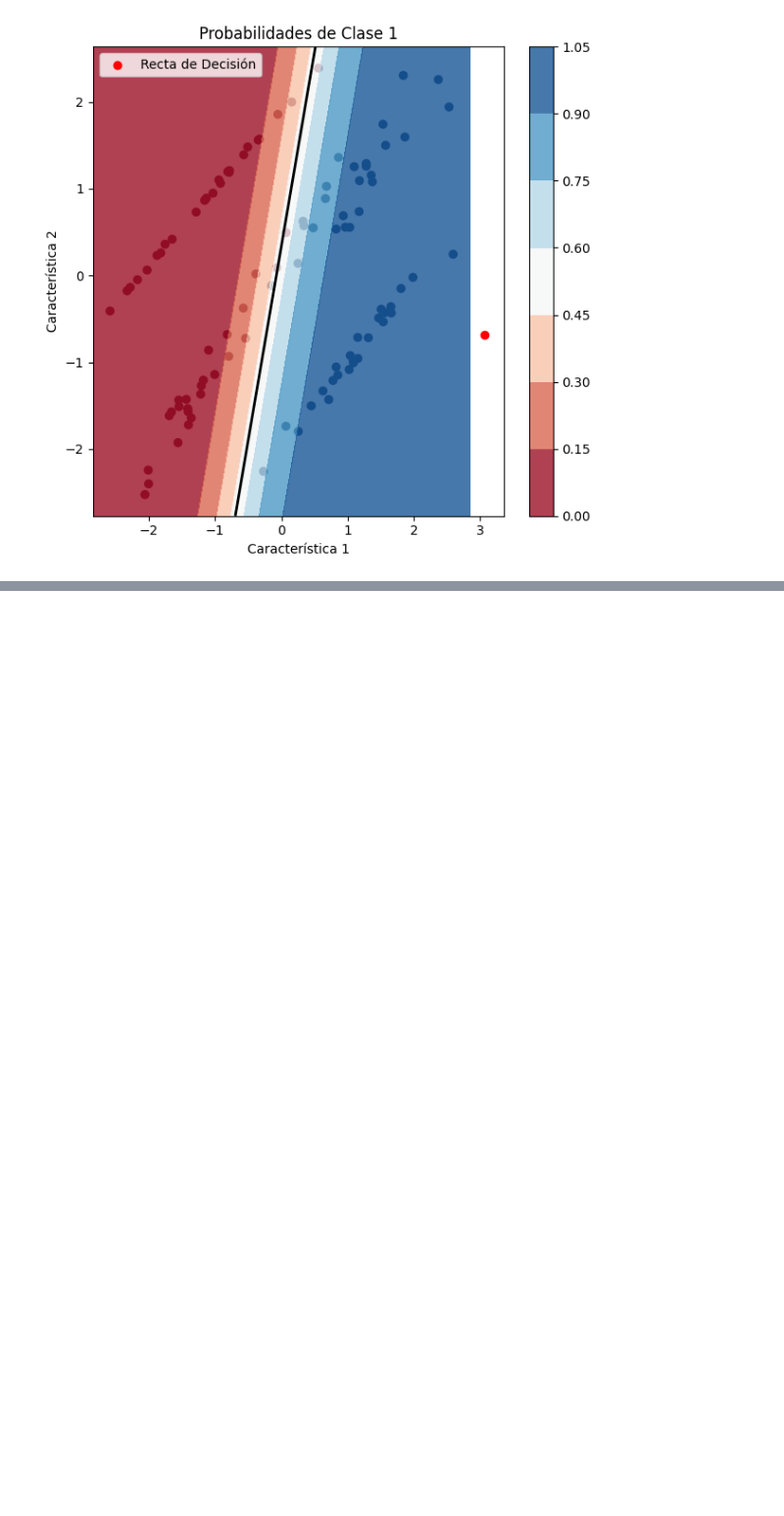
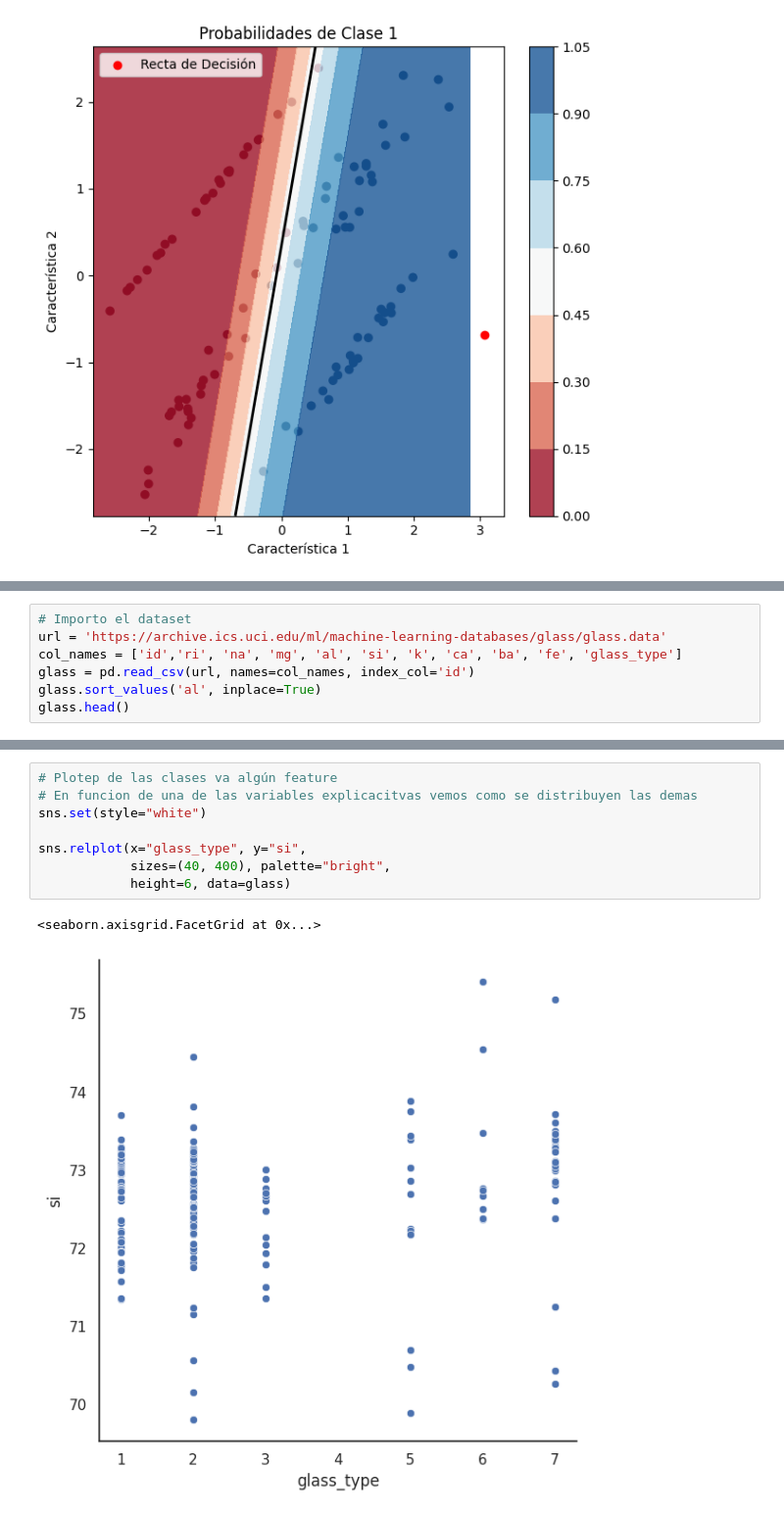
Before and after one commit to itssofiarce/python, a Jupyter notebook: RegresionLogistica.ipynb, the cells around one changed output, grey strips where cells are left out. Shown at 98% size. Drawn from its saved outputs; the diff is of its cells as text; blank space fills up the shorter version.

```diff
--- a/RegresionLogistica.ipynb
+++ b/RegresionLogistica.ipynb
@@ -125,0 +131,7 @@ plt.show()
+# %%
+# Importo el dataset
+url = 'https://archive.ics.uci.edu/ml/machine-learning-databases/glass/glass.data'
+col_names = ['id','ri', 'na', 'mg', 'al', 'si', 'k', 'ca', 'ba', 'fe', 'glass_type']
+glass = pd.read_csv(url, names=col_names, index_col='id')
+glass.sort_values('al', inplace=True)
+glass.head()
@@ -125,0 +166,11 @@ plt.show()
+# %%
+# Plotep de las clases va algún feature
+# En funcion de una de las variables explicacitvas vemos como se distribuyen las demas
+sns.set(style="white")
+
+sns.relplot(x="glass_type", y="si",
+            sizes=(40, 400), palette="bright",
+            height=6, data=glass)
+# %% [output]
+<seaborn.axisgrid.FacetGrid at 0x...>
+[figure, added]
```
Also changed, not shown: parts of 12 cells of this notebook.
